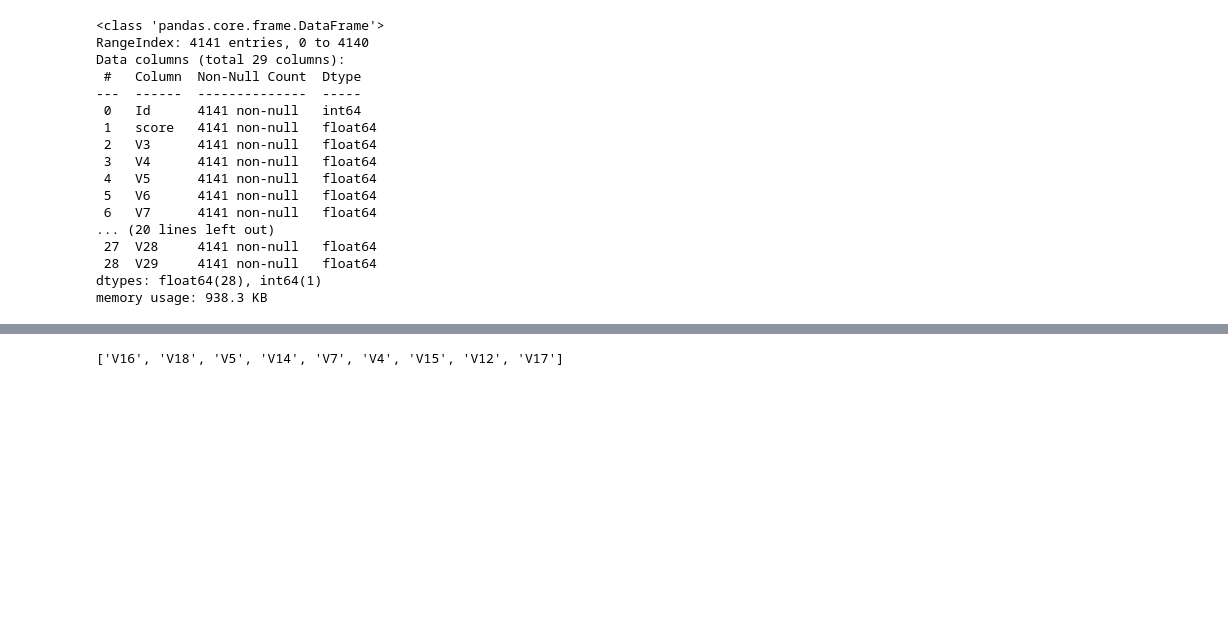
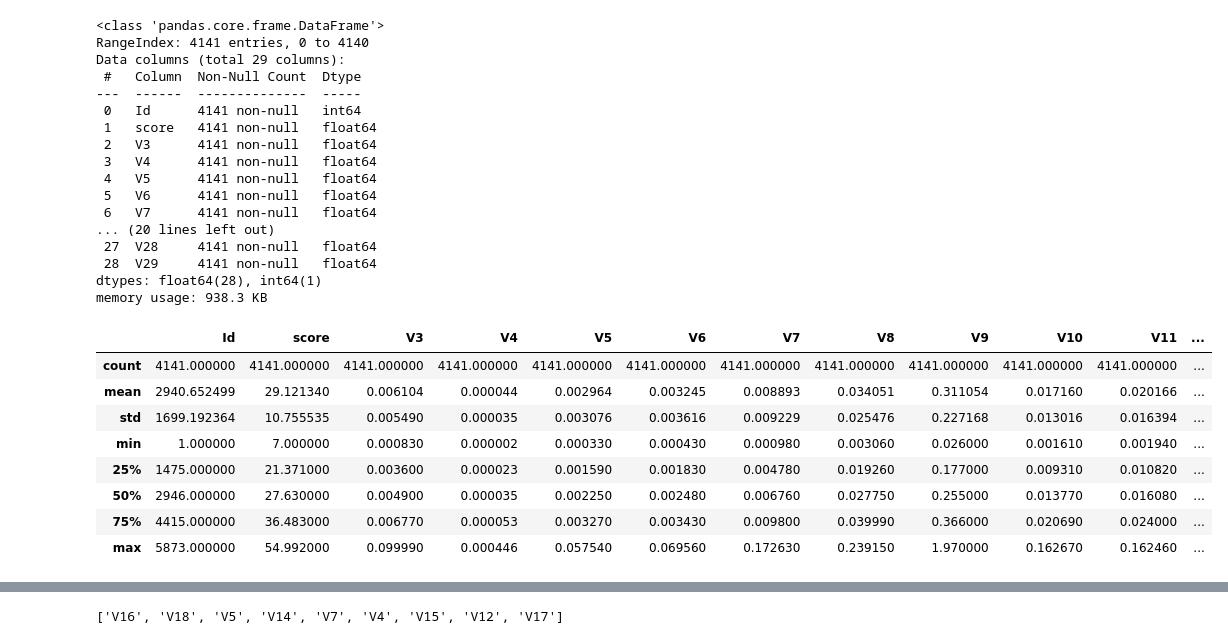
Before and after one commit to HedersonSantos/RegDatChallg, a Jupyter notebook: analise.ipynb, the cells around one changed output, grey strips where cells are left out. Drawn from its saved outputs; the diff is of its cells as text; code cells hidden in the pictures; blank space fills up the shorter version.

```diff
--- a/analise.ipynb
+++ b/analise.ipynb
@@ -58,6 +58,18 @@ Data columns (total 29 columns):
  28  V29     4141 non-null   float64
 dtypes: float64(28), int64(1)
 memory usage: 938.3 KB
+# %%
+dfTrain.describe()
+# %% [output]
+|  | Id | score | V3 | V4 | V5 | V6 | V7 | V8 | V9 | V10 | V11 | ... |
+| count | 4141.000000 | 4141.000000 | 4141.000000 | 4141.000000 | 4141.000000 | 4141.000000 | 4141.000000 | 4141.000000 | 4141.000000 | 4141.000000 | 4141.000000 | ... |
+| mean | 2940.652499 | 29.121340 | 0.006104 | 0.000044 | 0.002964 | 0.003245 | 0.008893 | 0.034051 | 0.311054 | 0.017160 | 0.020166 | ... |
+| std | 1699.192364 | 10.755535 | 0.005490 | 0.000035 | 0.003076 | 0.003616 | 0.009229 | 0.025476 | 0.227168 | 0.013016 | 0.016394 | ... |
+| min | 1.000000 | 7.000000 | 0.000830 | 0.000002 | 0.000330 | 0.000430 | 0.000980 | 0.003060 | 0.026000 | 0.001610 | 0.001940 | ... |
+| 25% | 1475.000000 | 21.371000 | 0.003600 | 0.000023 | 0.001590 | 0.001830 | 0.004780 | 0.019260 | 0.177000 | 0.009310 | 0.010820 | ... |
+| 50% | 2946.000000 | 27.630000 | 0.004900 | 0.000035 | 0.002250 | 0.002480 | 0.006760 | 0.027750 | 0.255000 | 0.013770 | 0.016080 | ... |
+| 75% | 4415.000000 | 36.483000 | 0.006770 | 0.000053 | 0.003270 | 0.003430 | 0.009800 | 0.039990 | 0.366000 | 0.020690 | 0.024000 | ... |
+| max | 5873.000000 | 54.992000 | 0.099990 | 0.000446 | 0.057540 | 0.069560 | 0.172630 | 0.239150 | 1.970000 | 0.162670 | 0.162460 | ... |
 # %%
 preditoras = ['V3', 'V4', 'V5', 'V6', 'V7', 'V8', 'V9', 'V10', 'V11',
        'V12', 'V13', 'V14', 'V15', 'V16', 'V17', 'V18', 'V19', 'V20', 'V21',
```
Also changed, not shown: parts of 18 cells of this notebook.
